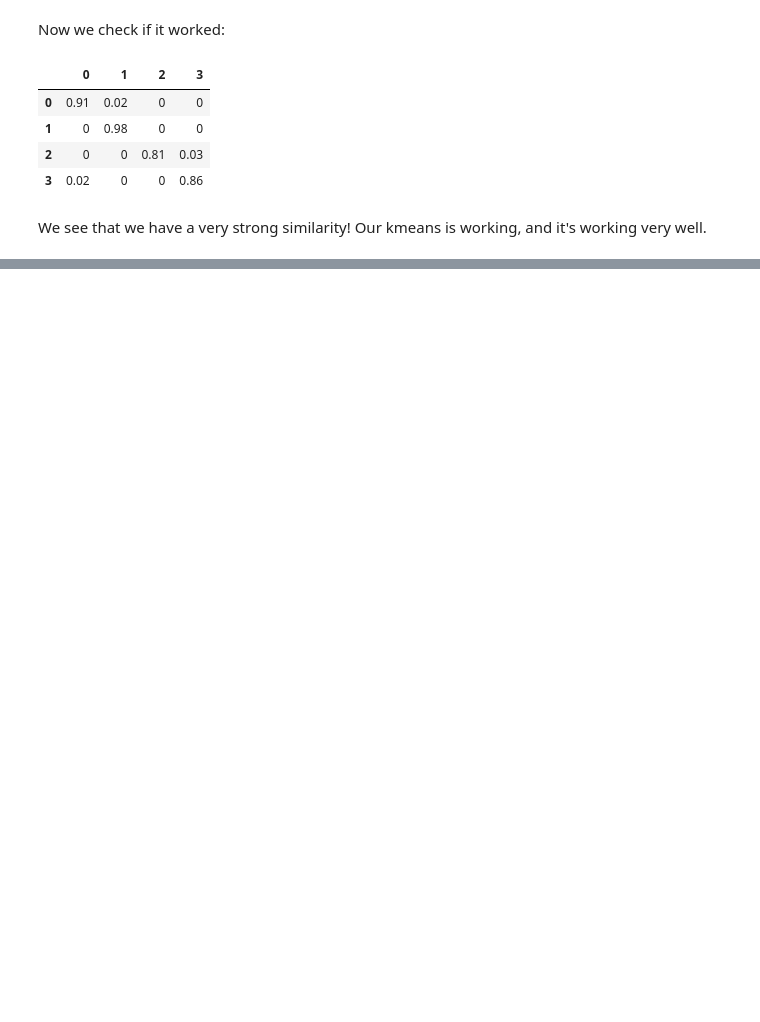
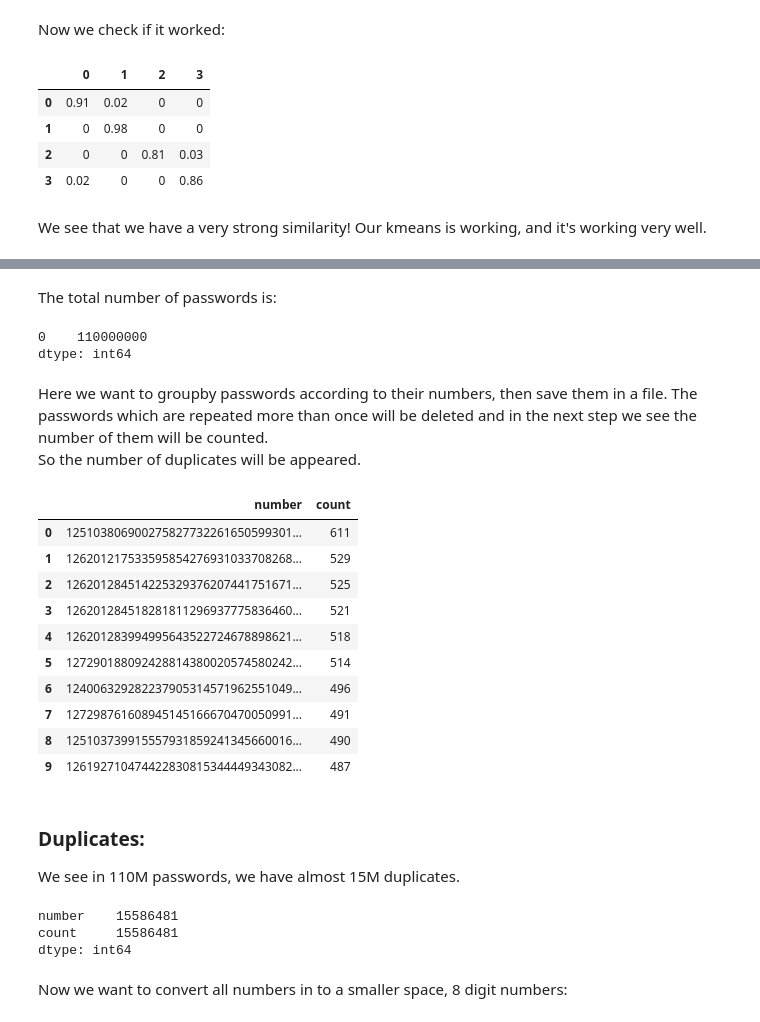
Before and after one commit to EgonFerri/ADM_HW4_group.4, a Jupyter notebook: Homework4.ipynb, the cells around one changed output, grey strips where cells are left out. Drawn from its saved outputs; the diff is of its cells as text; code cells hidden in the pictures; blank space fills up the shorter version.

```diff
--- a/Homework4.ipynb
+++ b/Homework4.ipynb
@@ -731,0 +809,10 @@ We see that we have a very strong similarity! Our kmeans is working, and it's wo
+# %% [markdown]
+The total number of passwords is:
+# %%
+dataframe_ps.count()
+# %% [output]
+0    110000000
+dtype: int64
+# %% [markdown]
+Here we want to groupby passwords according to their numbers, then save them in a file. The passwords which are repeated more than once will be deleted and in the next step we see the number of them will be counted.
+So the number of duplicates will be appeared.
@@ -731,0 +828,26 @@ We see that we have a very strong similarity! Our kmeans is working, and it's wo
+# %%
+dataframe_ps = pd.read_csv('comput/passwords2_number_notorder_group.csv', usecols=['number','count'])
+dataframe_ps.head(10)
+# %% [output]
+|  | number | count |
+| 0 | 125103806900275827732261650599301... | 611 |
+| 1 | 126201217533595854276931033708268... | 529 |
+| 2 | 126201284514225329376207441751671... | 525 |
+| 3 | 126201284518281811296937775836460... | 521 |
+| 4 | 126201283994995643522724678898621... | 518 |
+| 5 | 127290188092428814380020574580242... | 514 |
+| 6 | 124006329282237905314571962551049... | 496 |
+| 7 | 127298761608945145166670470050991... | 491 |
+| 8 | 125103739915557931859241345660016... | 490 |
+| 9 | 126192710474422830815344449343082... | 487 |
+# %% [markdown]
+### Duplicates:
+We see in 110M passwords, we have almost 15M duplicates.
+# %%
+dataframe_ps[dataframe_ps['count'] > 1].count()
+# %% [output]
+number    15586481
+count     15586481
+dtype: int64
+# %% [markdown]
+Now we want to convert all numbers in to a smaller space, 8 digit numbers:
```
Also changed, not shown: parts of 23 cells of this notebook.
